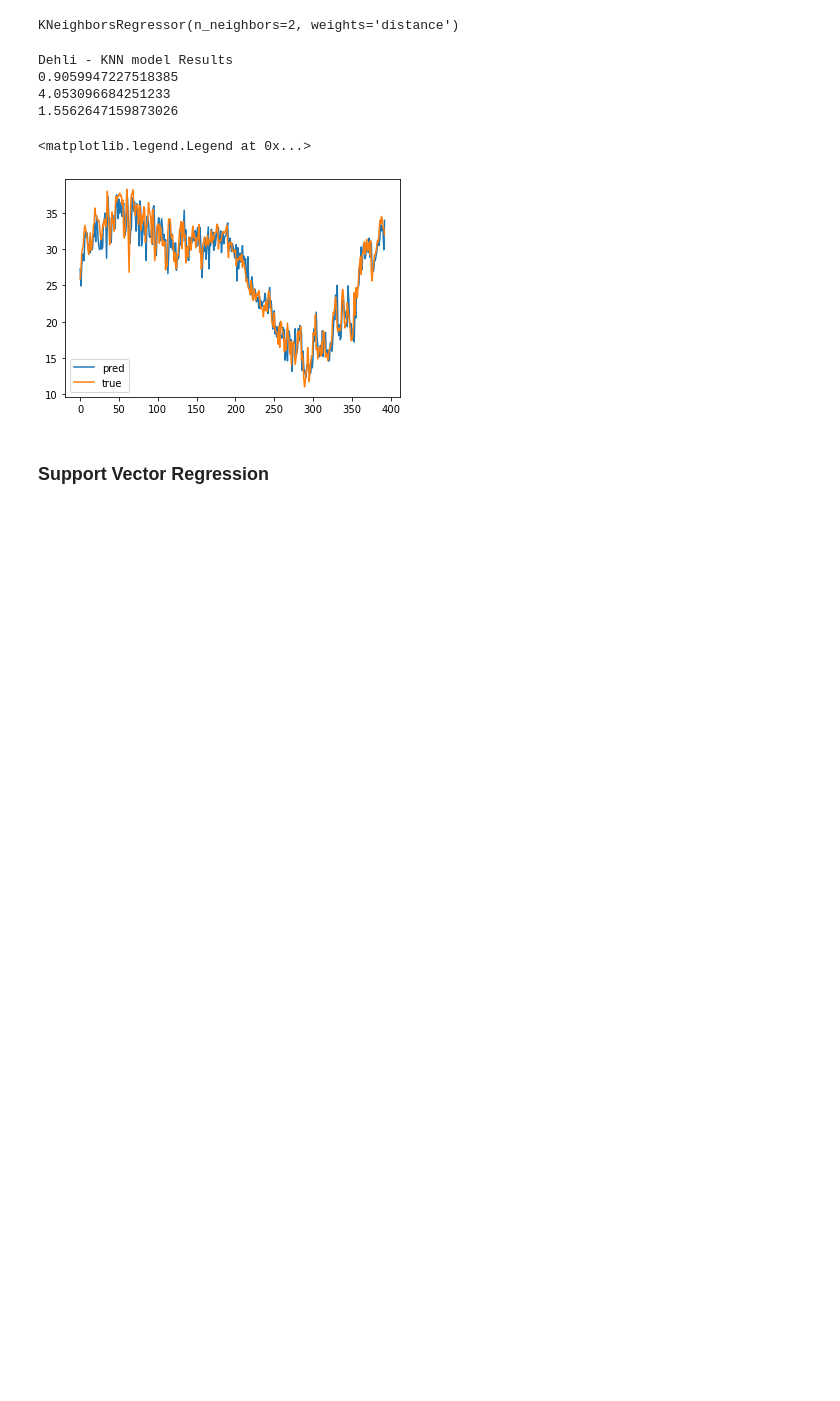
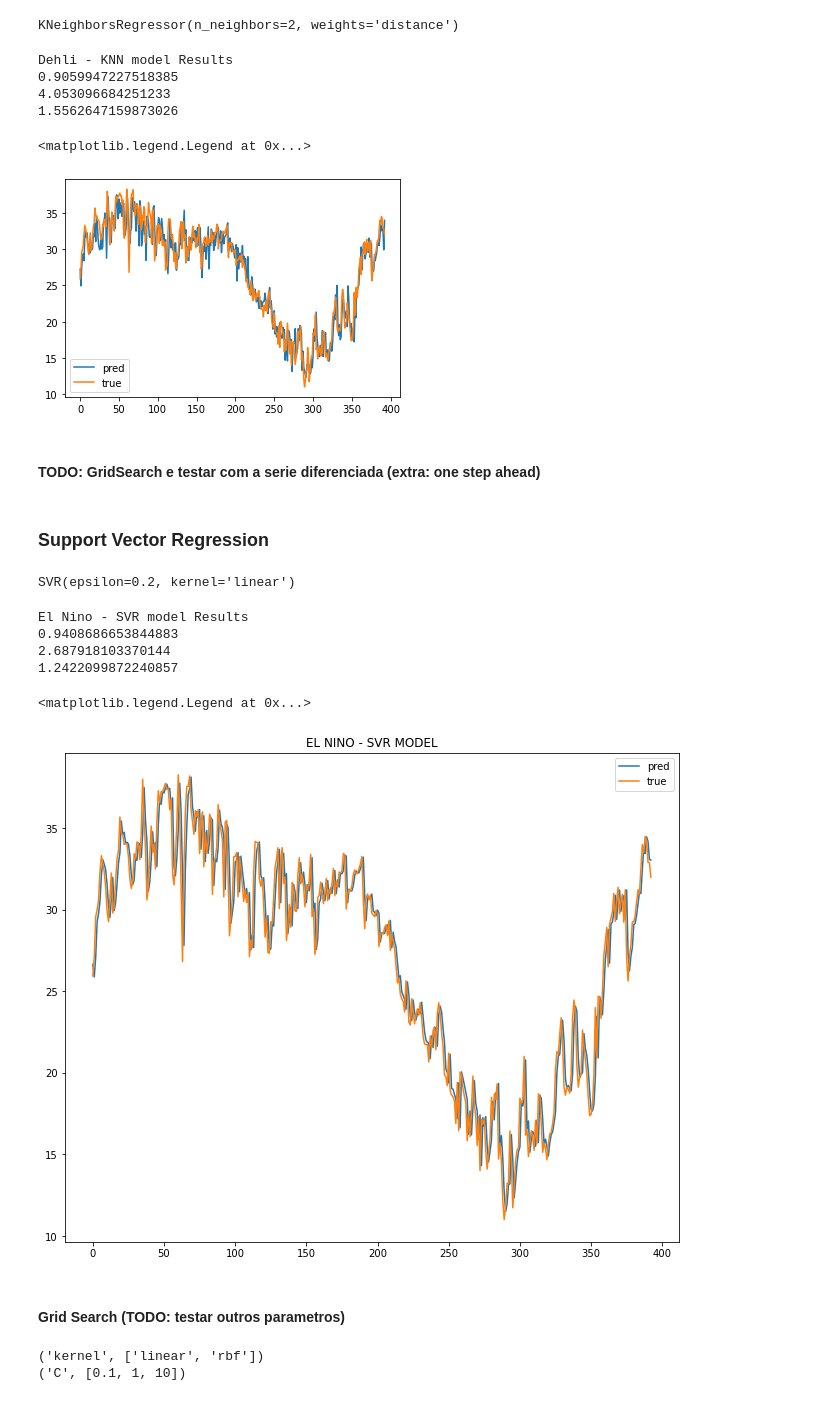
Before and after one commit to lucascouri2/residencia-st, a Jupyter notebook: Relatorio.ipynb, the cells around one changed output. Cells and saved outputs as stored; diff of their text form; code cells hidden in the pictures; blank space fills up the shorter version.

```diff
--- a/Relatorio.ipynb
+++ b/Relatorio.ipynb
@@ -520,2 +508,36 @@ plt.legend()
+# %% [markdown]
+#### TODO: GridSearch e testar com a serie diferenciada (extra: one step ahead)
 # %% [markdown]
 ### Support Vector Regression
+# %%
+from sklearn.svm import SVR
+
+regr = SVR(C=1.0, epsilon=0.2, kernel='linear')
+
+regr.fit(X_train, y_train)
+# %% [output]
+SVR(epsilon=0.2, kernel='linear')
+# %%
+print('El Nino - SVR model Results')
+print(r2_score(regr.predict(X_test), y_test))
+print(mean_squared_error(regr.predict(X_test), y_test))
+print(mean_absolute_error(regr.predict(X_test), y_test))
+results['SVR'] = {'r2':r2_score(regr.predict(X_test), y_test), \
+                 'mse': mean_squared_error(regr.predict(X_test), y_test),
+                 'mae': mean_absolute_error(regr.predict(X_test), y_test)}
+# %% [output]
+El Nino - SVR model Results
+0.9408686653844883
+2.687918103370144
+1.2422099872240857
+# %%
+fig, ax = plt.subplots()
+ax.plot(regr.predict(X_test), label='pred')
+ax.plot(y_test.reset_index(drop=True), label='true')
+plt.title('EL NINO - SVR MODEL')
+plt.legend()
+# %% [output]
+<matplotlib.legend.Legend at 0x...>
+[figure, added]
+# %% [markdown]
+#### Grid Search (TODO: testar outros parametros)
@@ -521,0 +546,7 @@ plt.legend()
+# %%
+parameters = {'kernel':['linear','rbf'], 'C':[0.1,1,10]}
+for p in parameters.items():
+  print(p)
+# %% [output]
+('kernel', ['linear', 'rbf'])
+('C', [0.1, 1, 10])
```
Also changed, not shown: parts of 45 cells of this notebook.
